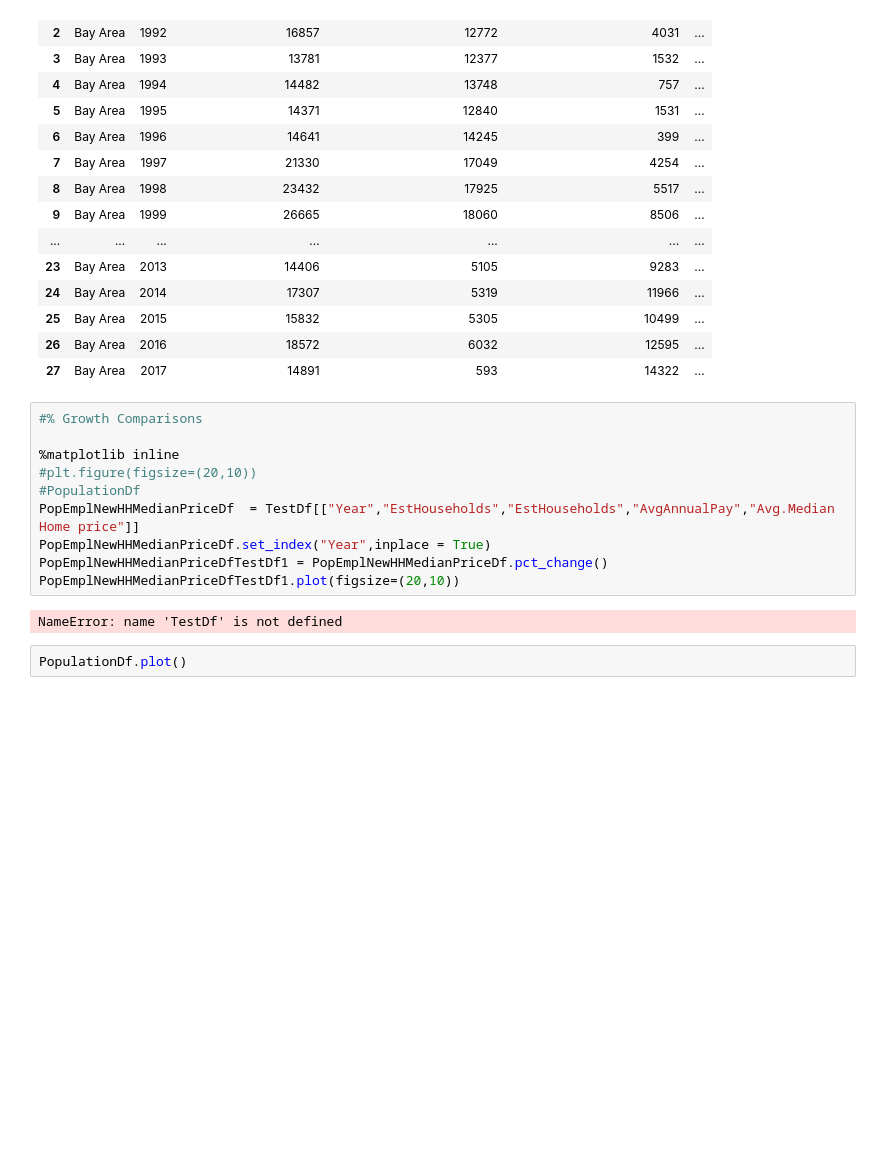
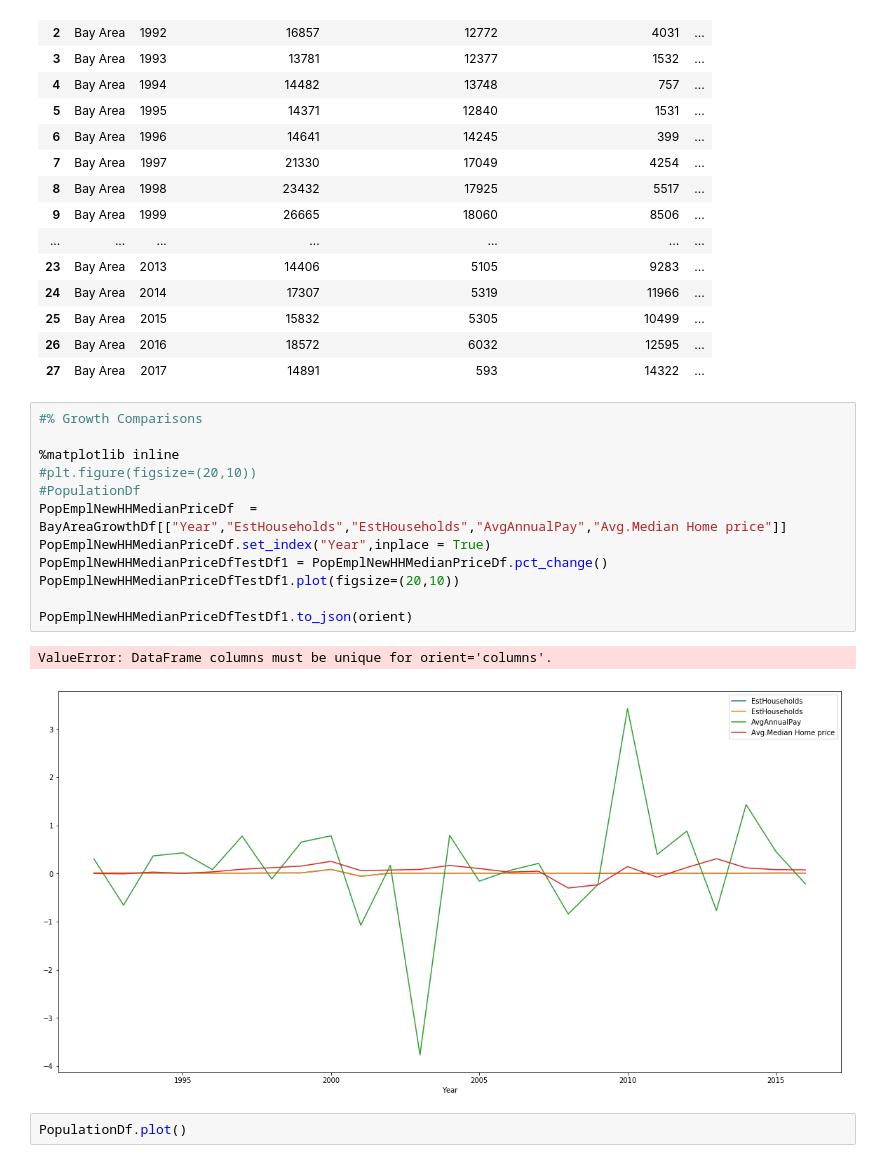
Before and after one commit to Niyatihd/BC-Project3, a Jupyter notebook: DataExplorationUpdate.ipynb, the cells around one changed output. Cells and saved outputs as stored; diff of their text form; blank space fills up the shorter version.

Commit message:
BayArea Percent Change added

```diff
--- a/DataExplorationUpdate.ipynb
+++ b/DataExplorationUpdate.ipynb
@@ -414,15 +414,18 @@ HousingGrowthDf
 # %%
 #% Growth Comparisons
 
 %matplotlib inline
 #plt.figure(figsize=(20,10))
 #PopulationDf
-PopEmplNewHHMedianPriceDf  = TestDf[["Year","EstHouseholds","EstHouseholds","AvgAnnualPay","Avg.Median Home price"]]
+PopEmplNewHHMedianPriceDf  = BayAreaGrowthDf[["Year","EstHouseholds","EstHouseholds","AvgAnnualPay","Avg.Median Home price"]]
 PopEmplNewHHMedianPriceDf.set_index("Year",inplace = True)
 PopEmplNewHHMedianPriceDfTestDf1 = PopEmplNewHHMedianPriceDf.pct_change()
 PopEmplNewHHMedianPriceDfTestDf1.plot(figsize=(20,10))
+
+PopEmplNewHHMedianPriceDfTestDf1.to_json(orient)
 # %% [output]
-NameError: name 'TestDf' is not defined
+ValueError: DataFrame columns must be unique for orient='columns'.
+[figure, added]
 # %%
 PopulationDf.plot()
 # %%
```
Also changed, not shown: 2 other files.
